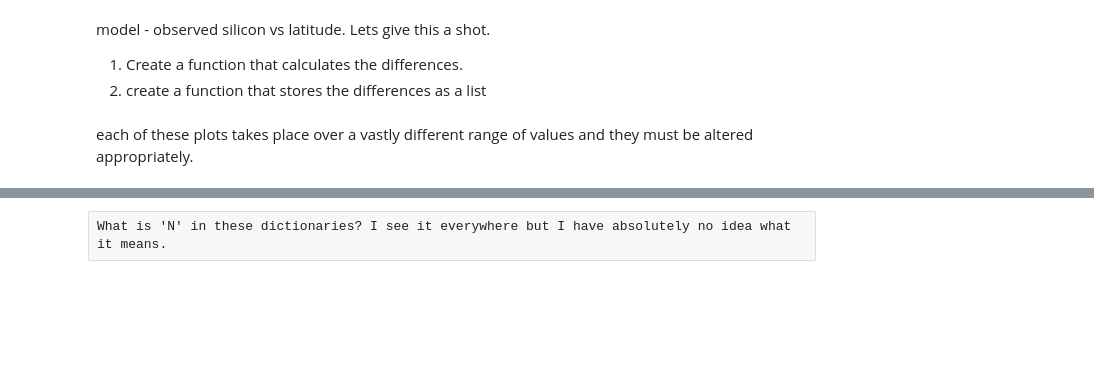
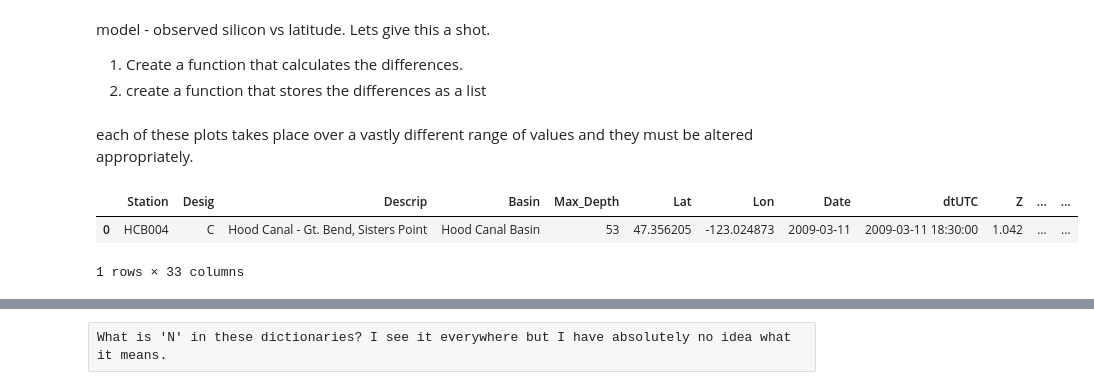
Before and after one commit to SalishSeaCast/analysis-keegan, a Jupyter notebook: notebooks/Examples/Puget_WADE_Example_2009.ipynb, the cells around one changed output, grey strips where cells are left out. Cells and saved outputs as stored; diff of their text form; code cells hidden in the pictures; blank space fills up the shorter version.

```diff
--- a/notebooks/Examples/Puget_WADE_Example_2009.ipynb
+++ b/notebooks/Examples/Puget_WADE_Example_2009.ipynb
@@ -599,2 +573,8 @@ def diff_by_lat(ax,obsvar,modvar,Lat,lname,lim):
     return(ps)
+# %%
+data.head(1)
+# %% [output]
+|  | Station | Desig | Descrip | Basin | Max_Depth | Lat | Lon | Date | dtUTC | Z | ... | ... |
+| 0 | HCB004 | C | Hood Canal - Gt. Bend, Sisters Point | Hood Canal Basin | 53 | 47.356205 | -123.024873 | 2009-03-11 | 2009-03-11 18:30:00 | 1.042 | ... | ... |
+1 rows × 33 columns
 # %%
```
Also changed, not shown: parts of 14 cells of this notebook.
